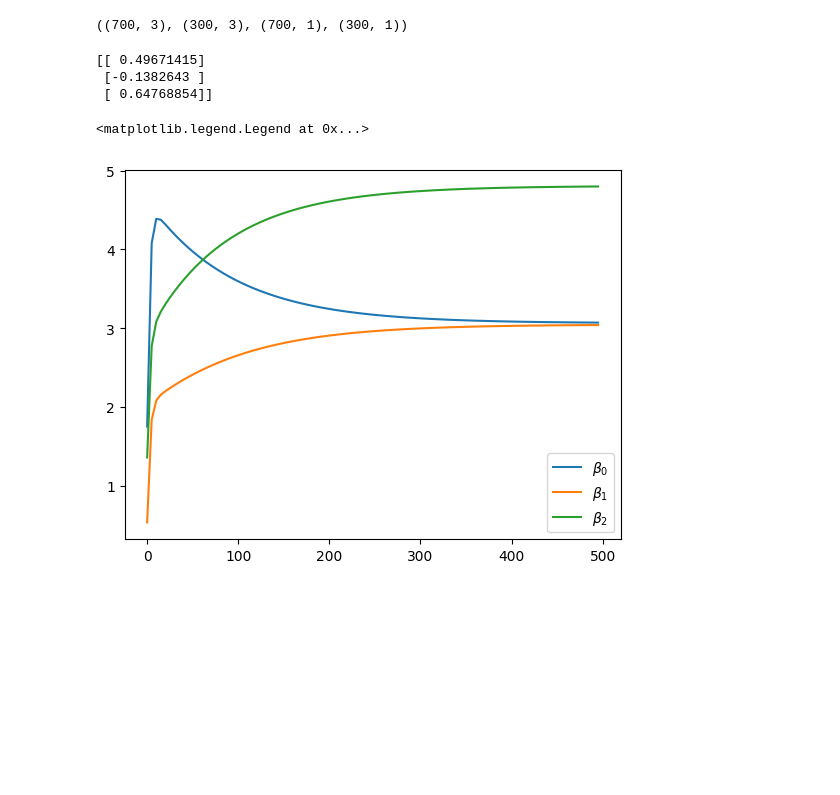
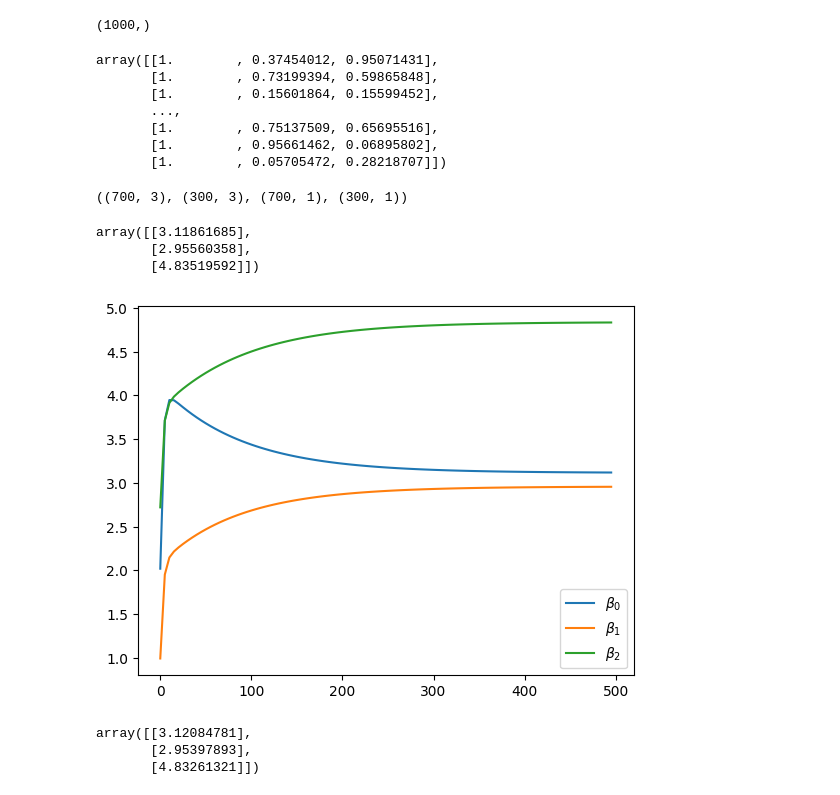
Before and after one commit to HakanAkerblom/Machine-learning-Hakan-Akerblom, a Jupyter notebook: Exercises/E01-Gradient_descent.ipynb, the cells around one changed output. Cells and saved outputs as stored; diff of their text form; code cells hidden in the pictures; blank space fills up the shorter version.

```diff
--- a/Exercises/E01-Gradient_descent.ipynb
+++ b/Exercises/E01-Gradient_descent.ipynb
@@ -9,8 +9,20 @@ X = np.random.uniform(low=0, high=1, size=(1000, 2))
 epsilon = np.random.normal(0, 1, 1000)
 
 y = 3 * X[:, 0] + 5 * X[:, 1] + 3 + epsilon
+
+print(y.shape)
 X = np.c_[np.ones(X.shape[0]), X]
 y = np.expand_dims(y, axis= 1)
+X
+# %% [output]
+(1000,)
+array([[1.        , 0.37454012, 0.95071431],
+       [1.        , 0.73199394, 0.59865848],
+       [1.        , 0.15601864, 0.15599452],
+       ...,
+       [1.        , 0.75137509, 0.65695516],
+       [1.        , 0.95661462, 0.06895802],
+       [1.        , 0.05705472, 0.28218707]])
 # %%
 from sklearn.model_selection import train_test_split
 
@@ -19,35 +31,58 @@ X_train.shape, X_test.shape, y_train.shape, y_test.shape
 # %% [output]
 ((700, 3), (300, 3), (700, 1), (300, 1))
 # %%
-np.random.seed(42)
+np.random.seed(472)
 def gradient_descent(X, y, learning_rate=0.1, epochs=100):
     m = len(X)
-    theta = np.random.randn(X.shape[1], 1)
+    theta = np.random.randn(X.shape[1], 1) # Här är felet! Denna randomiseras bara en gång
 
 
     beta_0_list, beta_1_list, beta_2_list, steps = [], [], [], []
 
     for i in range(epochs):
         gradient = 2 / m * X.T @ (X @ theta - y)
         theta -= learning_rate * gradient
         if i % 5 == 0:
 
-            beta_0_list.append(float(theta[0]))
-            beta_1_list.append(float(theta[1]))
-            beta_2_list.append(float(theta[2]))
+            beta_0_list.append(theta[0][0])
+            beta_1_list.append(theta[1][0])
+            beta_2_list.append(theta[2][0])
             steps.append(i)
+
     return theta, beta_0_list, beta_1_list, beta_2_list, steps
 
-theta, beta_0_list, beta_1_list, beta_2_list, steps = gradient_descent(X_train, y_train, epochs = 500)
+theta, beta_0_list, beta_1_list, beta_2_list, steps = gradient_descent(X, y, epochs = 500)
 
 fig, ax = plt.figure(), plt.axes()
 ax.plot(steps, beta_0_list, label= r"$\beta_0$")
 ax.plot(steps, beta_1_list, label= r"$\beta_1$")
 ax.plot(steps, beta_2_list, label= r"$\beta_2$")
 ax.legend()
+
+theta
 # %% [output]
-[[ 0.49671415]
- [-0.1382643 ]
- [ 0.64768854]]
+array([[3.11861685],
+       [2.95560358],
+       [4.83519592]])
-<matplotlib.legend.Legend at 0x...>
-[figure, old version]
+[figure, new version]
+# %%
+def gradient_descent(X, y, learning_rate=0.1, epochs=100):
+
+    m = len(X)
+    theta = np.random.randn(X.shape[1], 1)
+
+    for _ in range(epochs):
+        gradient = 2 / m * X.T @ (X @ theta - y)
+
+        theta -= learning_rate * gradient
+
+    return theta
+
+
+theta_hat = gradient_descent(X, y, learning_rate=0.1, epochs=500)
+
+theta_hat
+# %% [output]
+array([[3.12084781],
+       [2.95397893],
+       [4.83261321]])
```
Also changed, not shown: parts of 5 cells of this notebook.
